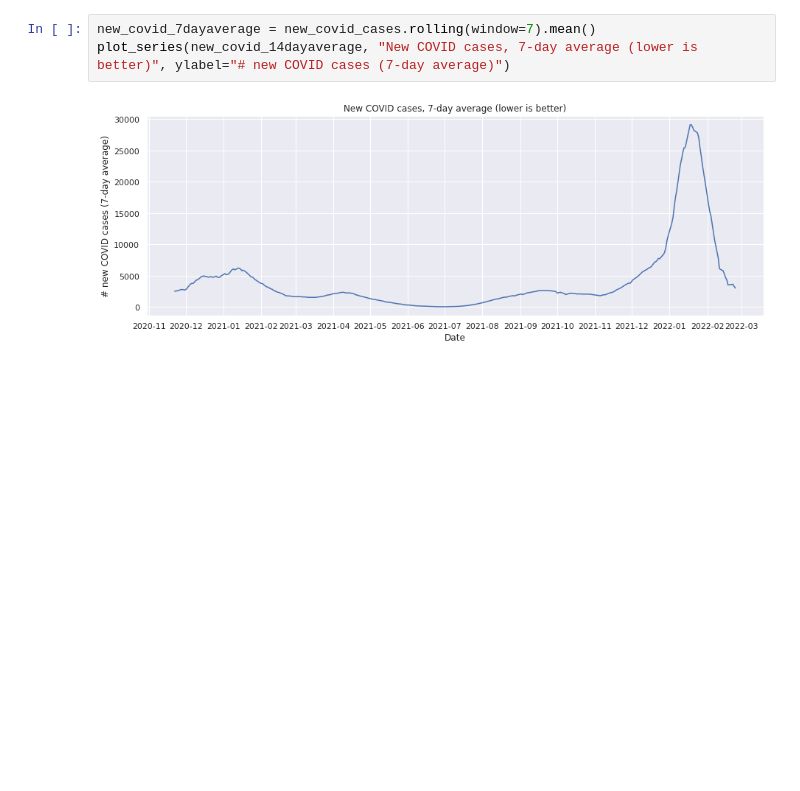
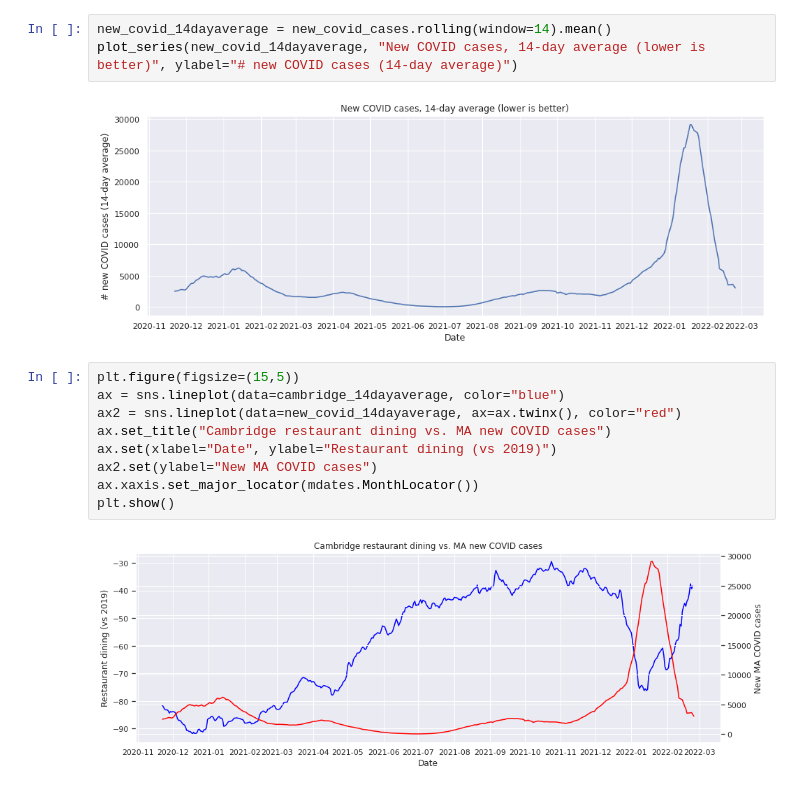
Before and after one commit to itamarst/cambridge-dining, a Jupyter notebook: dining-cambridge.ipynb, the cells around one changed output. Drawn from its saved outputs; the diff is of its cells as text; blank space fills up the shorter version.

Commit message:
Combo graph.

```diff
--- a/dining-cambridge.ipynb
+++ b/dining-cambridge.ipynb
@@ -69,7 +69,18 @@ Date
 2022-02-24    1620.0
 Length: 393, dtype: float64
 # %%
-new_covid_7dayaverage = new_covid_cases.rolling(window=7).mean()
-plot_series(new_covid_14dayaverage, "New COVID cases, 7-day average (lower is better)", ylabel="# new COVID cases (7-day average)")
+new_covid_14dayaverage = new_covid_cases.rolling(window=14).mean()
+plot_series(new_covid_14dayaverage, "New COVID cases, 14-day average (lower is better)", ylabel="# new COVID cases (14-day average)")
 # %% [output]
 [figure]
+# %%
+plt.figure(figsize=(15,5))
+ax = sns.lineplot(data=cambridge_14dayaverage, color="blue")
+ax2 = sns.lineplot(data=new_covid_14dayaverage, ax=ax.twinx(), color="red")
+ax.set_title("Cambridge restaurant dining vs. MA new COVID cases")
+ax.set(xlabel="Date", ylabel="Restaurant dining (vs 2019)")
+ax2.set(ylabel="New MA COVID cases")
+ax.xaxis.set_major_locator(mdates.MonthLocator())
+plt.show()
+# %% [output]
+[figure, added]
```
